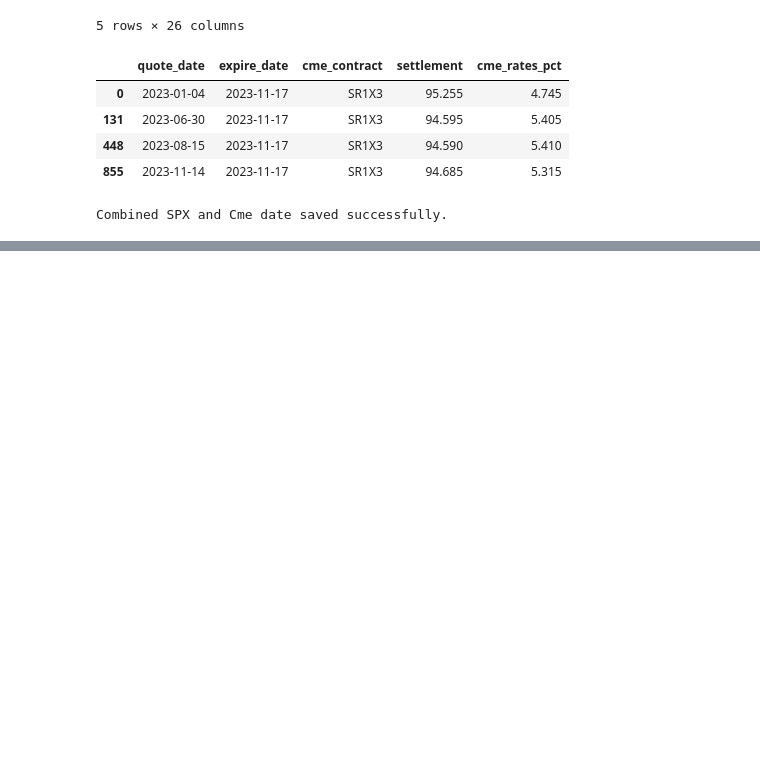
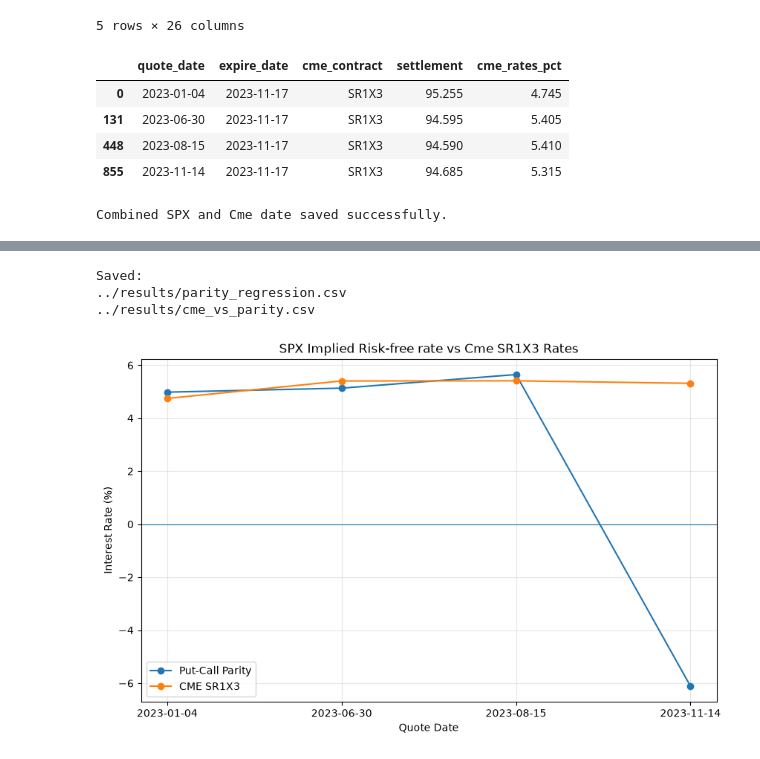
Before and after one commit to Bharghav10/Implied-Volatility-Surface-from-SPX-Options, a Jupyter notebook: notebooks/term_analysis.ipynb, the cells around one changed output, grey strips where cells are left out. Cells and saved outputs as stored; diff of their text form; code cells hidden in the pictures; blank space fills up the shorter version.

Commit message:
Add CME rates and put-call parity analysis

```diff
--- a/notebooks/term_analysis.ipynb
+++ b/notebooks/term_analysis.ipynb
@@ -318,0 +326,11 @@ Combined SPX and Cme date saved successfully.
+# %%
+calls = selected_term[selected_term["option_type"] == "call"].copy()
+puts = selected_term[selected_term["option_type"] == "put"].copy()
+matched = calls.merge(
+    puts,
+    on=["quote_date","strike"],
+    suffixes=("_call", "_put")
+)
+
+print("Matched calls and puts shape: ", len(matched))
+matched.head()
@@ -318,0 +357,6 @@ Combined SPX and Cme date saved successfully.
+# %%
+matched["call_mid"] = (matched["bid_call"] + matched["ask_call"]) / 2
+matched["put_mid"] = (matched["bid_put"] + matched["ask_put"]) / 2
+matched["call_minus_put"] = matched["call_mid"] - matched["put_mid"]
+parity_data = matched[["quote_date", "strike", "underlying_last_call", "dte_call", "call_mid", "put_mid", "call_minus_put"]].copy()
+parity_data.head()
@@ -318,0 +418,13 @@ Combined SPX and Cme date saved successfully.
+# %%
+comparison = regression_df[
+    ["quote_date", "n_pairs", "underlying", "dte", "r_percent", "r_squared"]
+].copy()
+comparison = comparison.merge(
+    cme_rates[["quote_date", "cme_rates_pct"]],
+    on="quote_date",
+    how="left")
+comparison["difference_pct_points"] = (
+comparison["r_percent"] - comparison["cme_rates_pct"]
+)
+
+comparison
@@ -318,0 +437,30 @@ Combined SPX and Cme date saved successfully.
+# %%
+# Save the regression results to a CSV file
+regression_df.to_csv("../results/parity_regression.csv", index=False)
+
+# Save Cme vs Parity comparison
+comparison.to_csv("../results/cme_vs_parity.csv", index=False)
+
+print("Saved: ")
+print("../results/parity_regression.csv")
+print("../results/cme_vs_parity.csv")
+# %% [output]
+Saved:
+../results/parity_regression.csv
+../results/cme_vs_parity.csv
+# %%
+import matplotlib.pyplot as plt
+plt.figure(figsize=(10, 6))
+plt.plot(comparison["quote_date"], comparison["r_percent"], marker='o', label="Put-Call Parity")
+plt.plot(comparison["quote_date"], comparison["cme_rates_pct"], marker='o', label="CME SR1X3")
+
+plt.axhline(0, linewidth=0.8)
+plt.xlabel("Quote Date")
+plt.ylabel("Interest Rate (%)")
+plt.title("SPX Implied Risk-free rate vs Cme SR1X3 Rates")
+plt.legend()
+plt.grid(True, alpha = 0.3)
+
+plt.show()
+# %% [output]
+[figure, added]
```
Also changed, not shown: parts of 8 cells of this notebook, 3 other files.
